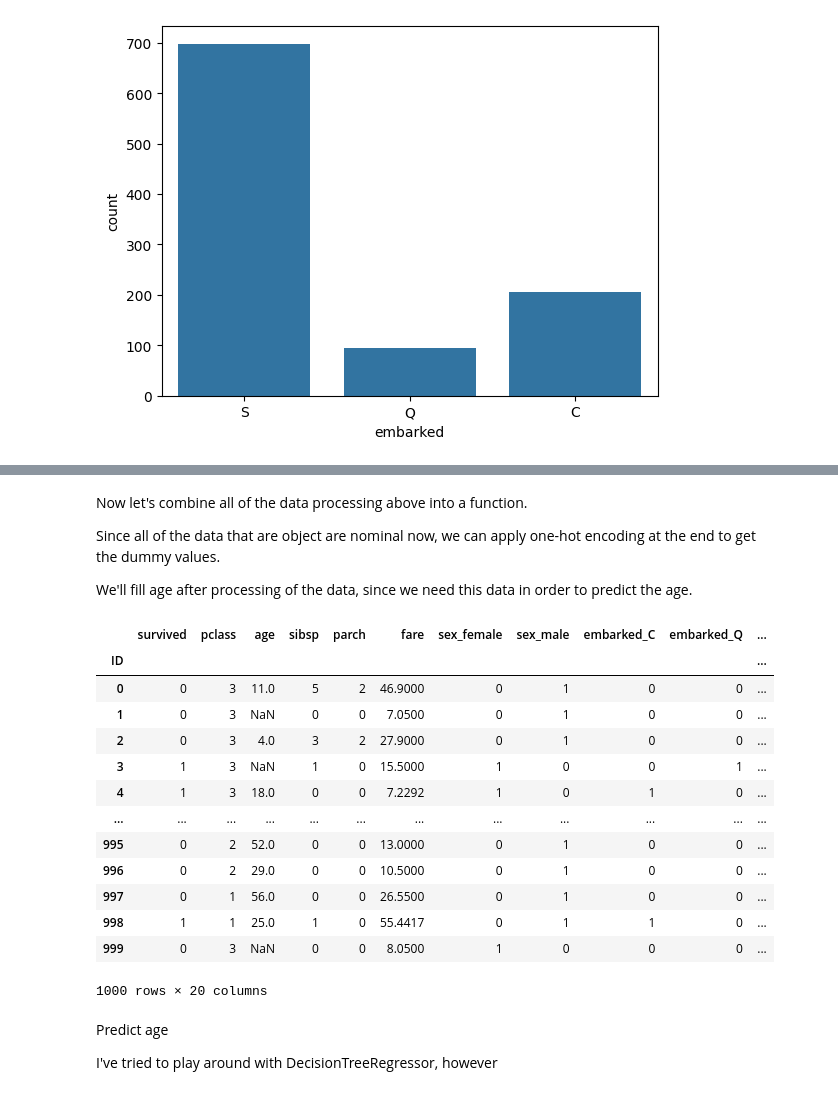
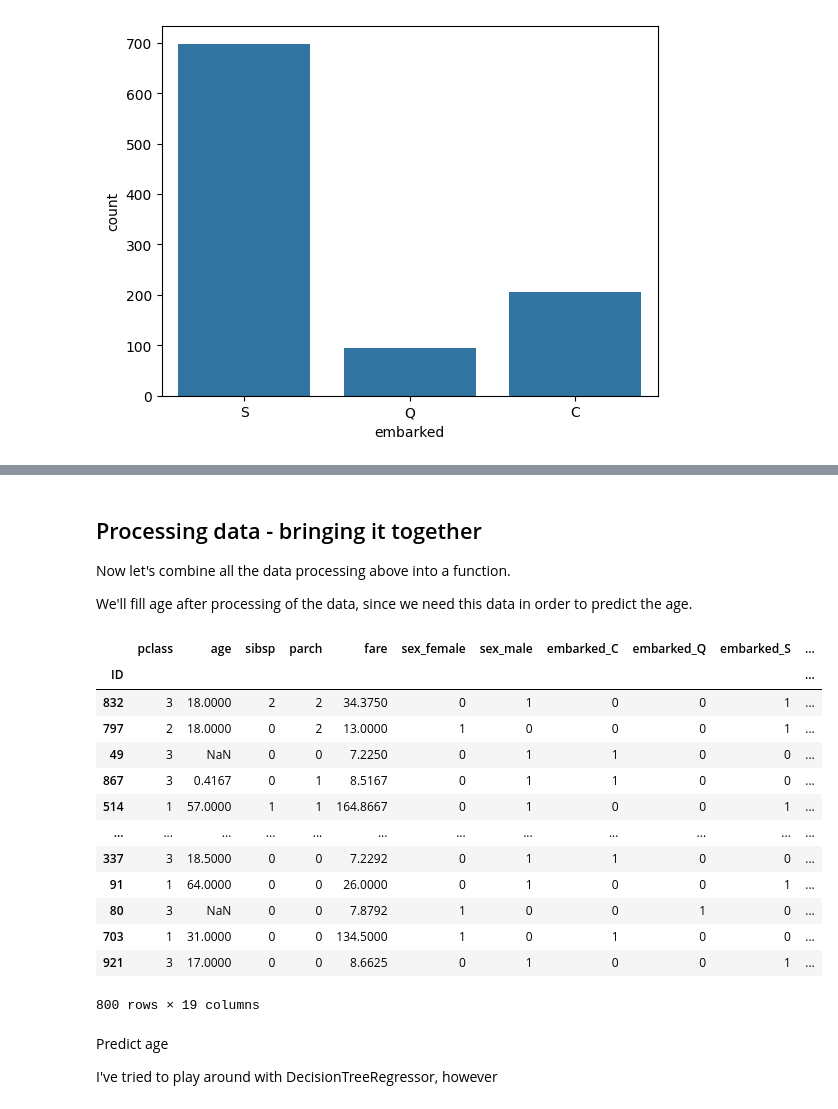
Before and after one commit to rikivols/machine_learning_exercises, a Jupyter notebook: 01/homework_01.ipynb, the cells around one changed output, grey strips where cells are left out. Drawn from its saved outputs; the diff is of its cells as text; code cells hidden in the pictures.

```diff
--- a/01/homework_01.ipynb
+++ b/01/homework_01.ipynb
@@ -296,56 +314,55 @@ df["embarked"] = df["embarked"].apply(lambda x: most_freq_embarked if x == np.na
 # %% [markdown]
-Now let's combine all of the data processing above into a function.
+<h2> Processing data - bringing it together </h2>
 
-Since all of the data that are object are nominal now, we can apply one-hot encoding at the end to get the dummy values.
+Now let's combine all the data processing above into a function.
 
 We'll fill age after processing of the data, since we need this data in order to predict the age.
 # %%
 
 def process_data(df: pandas.DataFrame) -> pandas.DataFrame:
     df.set_index("ID", inplace=True)
 
     df["title"] = df["name"].apply(get_title)
     df = df.drop("name", axis=1)
 
     df = find_if_duplicate_ticket(df)
     df = df.drop("ticket", axis=1)
 
     df['fare'] = df['fare'].fillna(df['fare'].median())
 
     df["is_in_cabin"] = df["cabin"].apply(lambda x: "In cabin" if type(x) == str else "Not in cabin")
     df = df.drop("cabin", axis=1)
 
     frequency_counts = get_frequency_counts(df, "embarked")
     most_freq_embarked = max(frequency_counts, key=frequency_counts.get)
     df["embarked"] = df["embarked"].apply(lambda x: most_freq_embarked if x == np.nan else x)
 
     df = df.drop("home.dest", axis=1)
 
-    # get dummies out of all nominal values
+    # since all the data that are object are nominal now, we can apply one-hot encoding at the end to get the dummy values.
     df = pd.get_dummies(df)
 
     return df
 
-df = pd.read_csv('data.csv')
-df = process_data(df)
+Xtrain = process_data(Xtrain)
 
-df
+Xtrain
 # df["title"].value_counts()
 # %% [output]
-|  | survived | pclass | age | sibsp | parch | fare | sex_female | sex_male | embarked_C | embarked_Q | ... |
+|  | pclass | age | sibsp | parch | fare | sex_female | sex_male | embarked_C | embarked_Q | embarked_S | ... |
 | ID |  |  |  |  |  |  |  |  |  |  | ... |
-| 0 | 0 | 3 | 11.0 | 5 | 2 | 46.9000 | 0 | 1 | 0 | 0 | ... |
-| 1 | 0 | 3 | NaN | 0 | 0 | 7.0500 | 0 | 1 | 0 | 0 | ... |
-| 2 | 0 | 3 | 4.0 | 3 | 2 | 27.9000 | 0 | 1 | 0 | 0 | ... |
-| 3 | 1 | 3 | NaN | 1 | 0 | 15.5000 | 1 | 0 | 0 | 1 | ... |
-| 4 | 1 | 3 | 18.0 | 0 | 0 | 7.2292 | 1 | 0 | 1 | 0 | ... |
+| 832 | 3 | 18.0000 | 2 | 2 | 34.3750 | 0 | 1 | 0 | 0 | 1 | ... |
+| 797 | 2 | 18.0000 | 0 | 2 | 13.0000 | 1 | 0 | 0 | 0 | 1 | ... |
+| 49 | 3 | NaN | 0 | 0 | 7.2250 | 0 | 1 | 1 | 0 | 0 | ... |
+| 867 | 3 | 0.4167 | 0 | 1 | 8.5167 | 0 | 1 | 1 | 0 | 0 | ... |
+| 514 | 1 | 57.0000 | 1 | 1 | 164.8667 | 0 | 1 | 0 | 0 | 1 | ... |
 | ... | ... | ... | ... | ... | ... | ... | ... | ... | ... | ... | ... |
-| 995 | 0 | 2 | 52.0 | 0 | 0 | 13.0000 | 0 | 1 | 0 | 0 | ... |
-| 996 | 0 | 2 | 29.0 | 0 | 0 | 10.5000 | 0 | 1 | 0 | 0 | ... |
-| 997 | 0 | 1 | 56.0 | 0 | 0 | 26.5500 | 0 | 1 | 0 | 0 | ... |
-| 998 | 1 | 1 | 25.0 | 1 | 0 | 55.4417 | 0 | 1 | 1 | 0 | ... |
-| 999 | 0 | 3 | NaN | 0 | 0 | 8.0500 | 1 | 0 | 0 | 0 | ... |
+| 337 | 3 | 18.5000 | 0 | 0 | 7.2292 | 0 | 1 | 1 | 0 | 0 | ... |
+| 91 | 1 | 64.0000 | 0 | 0 | 26.0000 | 0 | 1 | 0 | 0 | 1 | ... |
+| 80 | 3 | NaN | 0 | 0 | 7.8792 | 1 | 0 | 0 | 1 | 0 | ... |
+| 703 | 1 | 31.0000 | 0 | 0 | 134.5000 | 1 | 0 | 1 | 0 | 0 | ... |
+| 921 | 3 | 17.0000 | 0 | 0 | 8.6625 | 0 | 1 | 0 | 0 | 1 | ... |
-1000 rows × 20 columns
+800 rows × 19 columns
 # %% [markdown]
 Predict age
 
```
Also changed, not shown: parts of 40 cells of this notebook.
